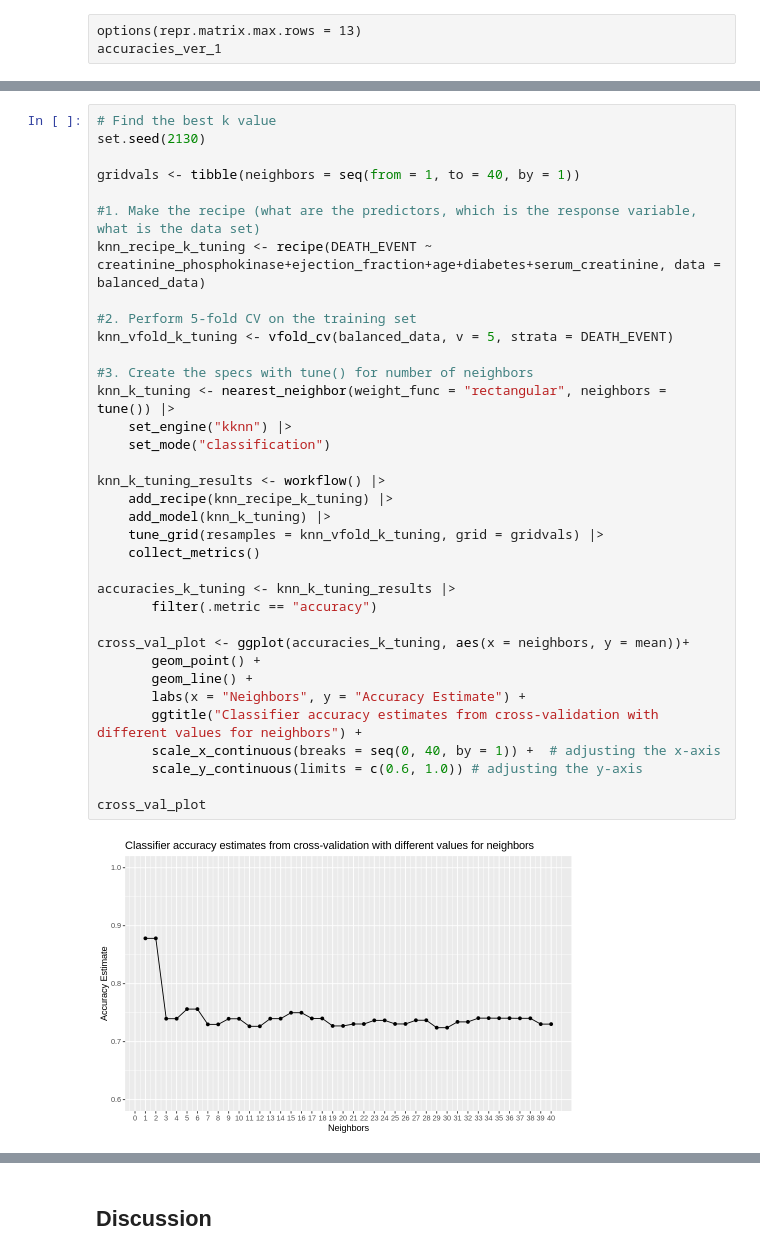
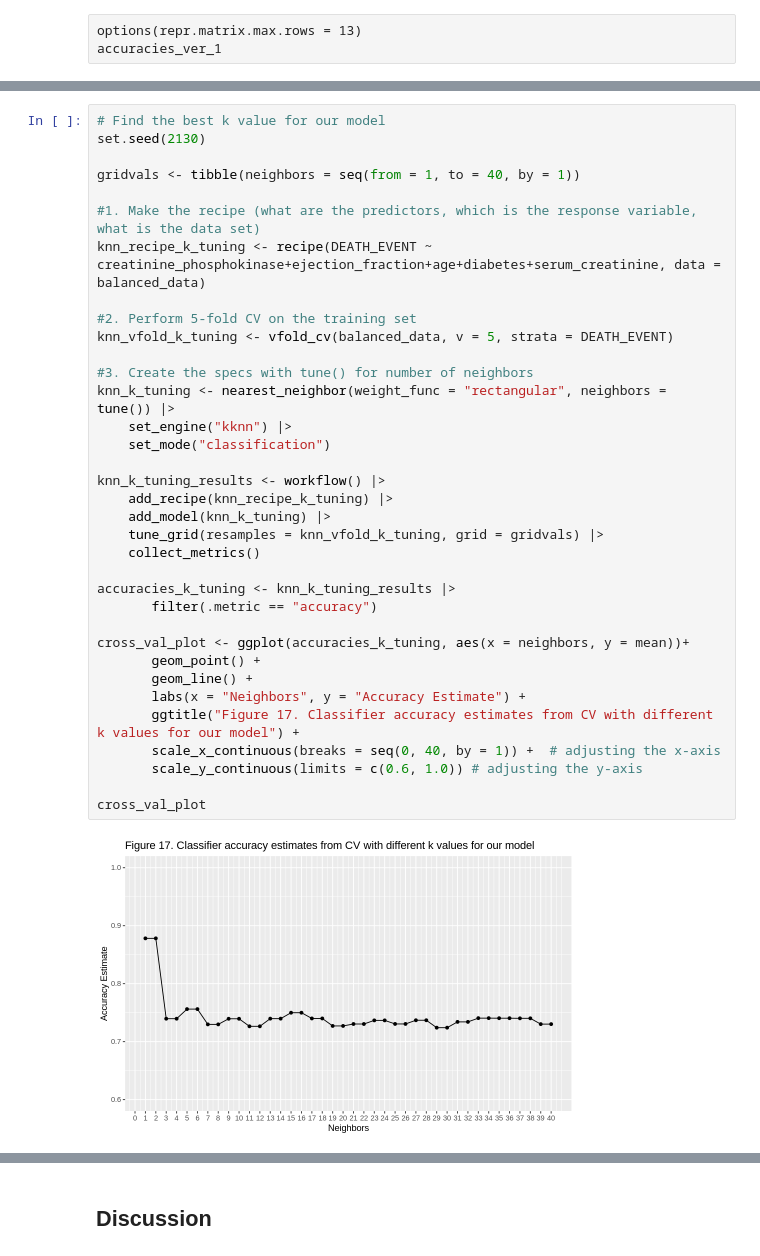
Before and after one commit to ShiyuDeng-Simon/group_project, a Jupyter notebook: Proposal.ipynb, the cells around one changed output, grey strips where cells are left out. Drawn from its saved outputs; the diff is of its cells as text.

```diff
--- a/Proposal.ipynb
+++ b/Proposal.ipynb
@@ -845,37 +737,37 @@ A tibble: 11 × 3
 # %%
-# Find the best k value
+# Find the best k value for our model
 set.seed(2130)
 
 gridvals <- tibble(neighbors = seq(from = 1, to = 40, by = 1))
 
 #1. Make the recipe (what are the predictors, which is the response variable, what is the data set)
 knn_recipe_k_tuning <- recipe(DEATH_EVENT ~ creatinine_phosphokinase+ejection_fraction+age+diabetes+serum_creatinine, data = balanced_data)
 
 #2. Perform 5-fold CV on the training set
 knn_vfold_k_tuning <- vfold_cv(balanced_data, v = 5, strata = DEATH_EVENT)
 
 #3. Create the specs with tune() for number of neighbors
 knn_k_tuning <- nearest_neighbor(weight_func = "rectangular", neighbors = tune()) |>
     set_engine("kknn") |>
     set_mode("classification")
 
 knn_k_tuning_results <- workflow() |>
     add_recipe(knn_recipe_k_tuning) |>
     add_model(knn_k_tuning) |>
     tune_grid(resamples = knn_vfold_k_tuning, grid = gridvals) |>
     collect_metrics()
 
 accuracies_k_tuning <- knn_k_tuning_results |>
        filter(.metric == "accuracy")
 
 cross_val_plot <- ggplot(accuracies_k_tuning, aes(x = neighbors, y = mean))+
        geom_point() +
        geom_line() +
        labs(x = "Neighbors", y = "Accuracy Estimate") +
-       ggtitle("Classifier accuracy estimates from cross-validation with different values for neighbors") +
+       ggtitle("Figure 17. Classifier accuracy estimates from CV with different k values for our model") +
        scale_x_continuous(breaks = seq(0, 40, by = 1)) +  # adjusting the x-axis
        scale_y_continuous(limits = c(0.6, 1.0)) # adjusting the y-axis
 
 cross_val_plot
 # %% [output]
-[figure, old version]
+[figure, new version]
```
Also changed, not shown: parts of 30 cells of this notebook.
